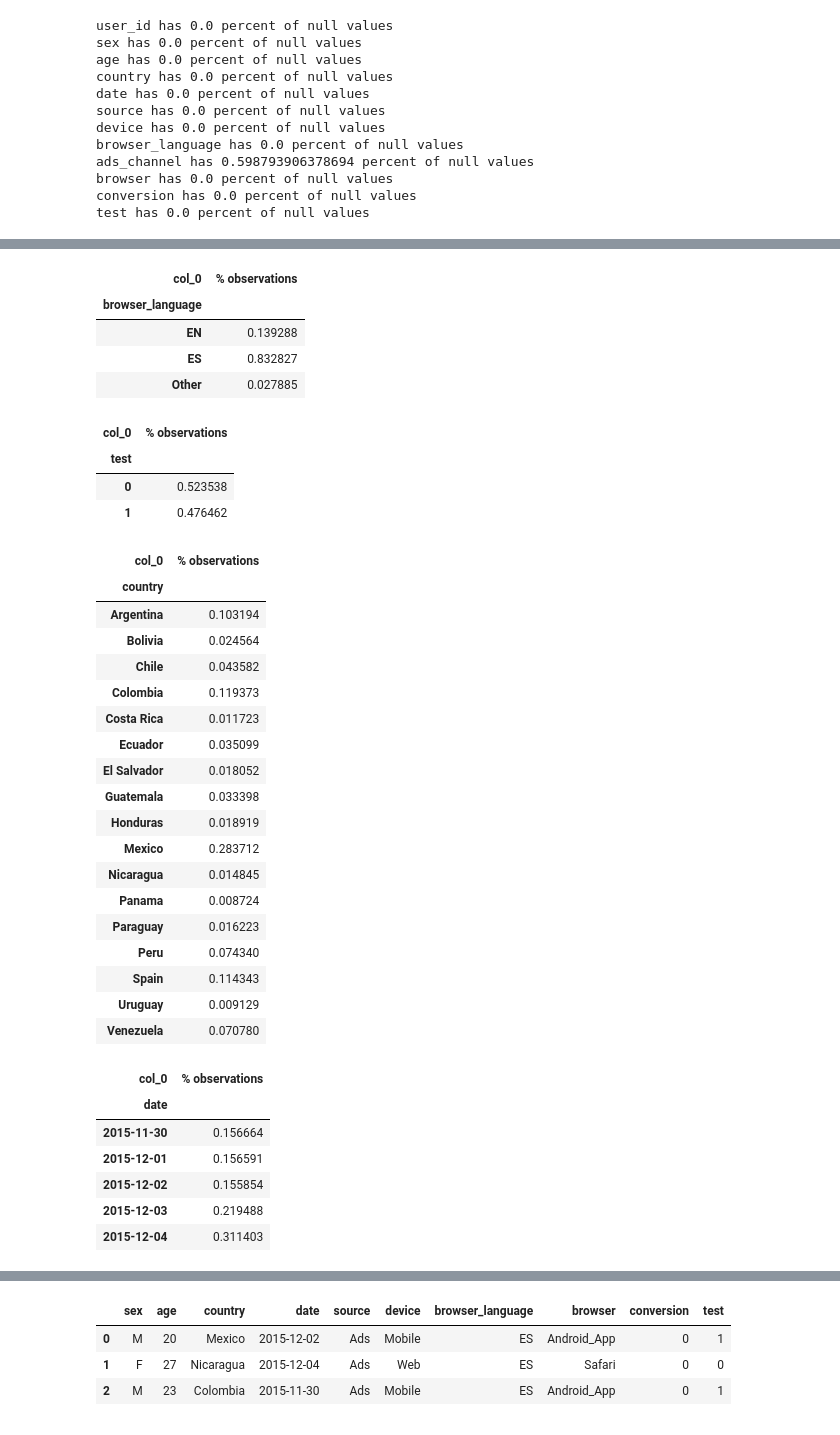
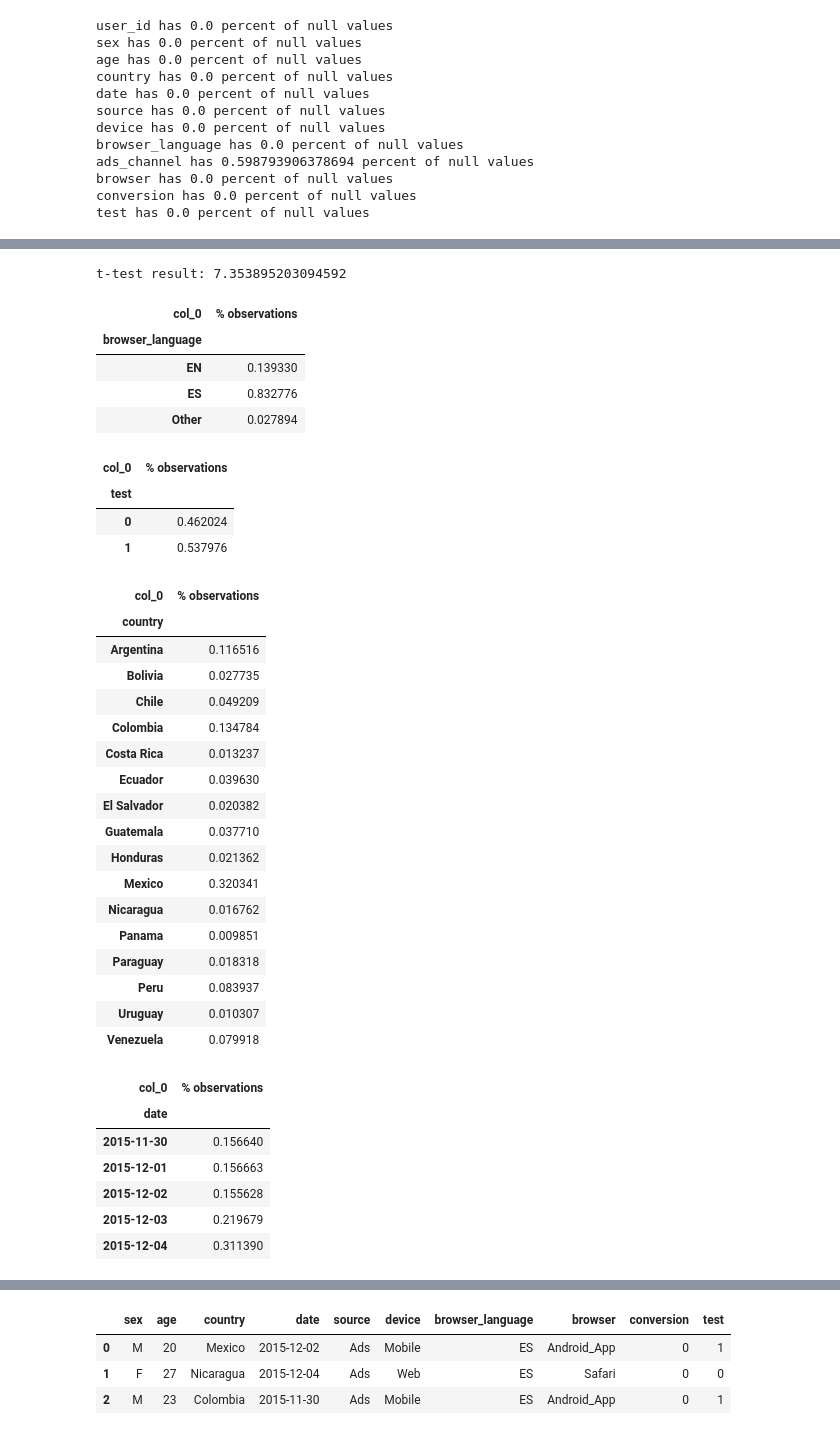
Before and after one commit to fdas3213/data-challenges, a Jupyter notebook: spanish translation/spanish translation.ipynb, the cells around one changed output, grey strips where cells are left out. Cells and saved outputs as stored; diff of their text form; code cells hidden in the pictures.

```diff
--- a/spanish translation/spanish translation.ipynb
+++ b/spanish translation/spanish translation.ipynb
@@ -61,40 +84,55 @@ test has 0.0 percent of null values
+# %%
+test_df = df[df.country != 'Spain']
+
+def t_test(df,group_label, label):
+    group_a = df[df[group_label] == 0][label]
+    group_b = df[df[group_label] == 1][label]
+    #calculate mean and std
+    var_a = group_a.var(ddof = 1)
+    var_b = group_b.var(ddof = 1)
+    denom = np.sqrt((var_a/len(group_a)) + (var_b/len(group_b)))
+    t_score = (group_a.mean() - group_b.mean()) / denom
+    return t_score
+
+print("t-test result: {}".format(t_test(test_df, 'test','conversion')))
+# %% [output]
+t-test result: 7.353895203094592
 # %%
-## take a look at frequency table
+## take a look at frequency table on the dataset with Spain population
 for column in ['browser_language', 'test', 'country','date']:
-    display(pd.crosstab(index=df[column], columns='% observations', normalize='columns'))
+    display(pd.crosstab(index=test_df[column], columns='% observations', normalize='columns'))
 # %% [output]
 | col_0 | % observations |
 | browser_language |  |
-| EN | 0.139288 |
-| ES | 0.832827 |
-| Other | 0.027885 |
+| EN | 0.139330 |
+| ES | 0.832776 |
+| Other | 0.027894 |
 | col_0 | % observations |
 | test |  |
-| 0 | 0.523538 |
-| 1 | 0.476462 |
+| 0 | 0.462024 |
+| 1 | 0.537976 |
 | col_0 | % observations |
 | country |  |
-| Argentina | 0.103194 |
-| Bolivia | 0.024564 |
-| Chile | 0.043582 |
-| Colombia | 0.119373 |
-| Costa Rica | 0.011723 |
-| Ecuador | 0.035099 |
-| El Salvador | 0.018052 |
-| Guatemala | 0.033398 |
-| Honduras | 0.018919 |
-| Mexico | 0.283712 |
-| Nicaragua | 0.014845 |
-| Panama | 0.008724 |
-| Paraguay | 0.016223 |
-| Peru | 0.074340 |
-| Spain | 0.114343 |
-| Uruguay | 0.009129 |
-| Venezuela | 0.070780 |
+| Argentina | 0.116516 |
+| Bolivia | 0.027735 |
+| Chile | 0.049209 |
+| Colombia | 0.134784 |
+| Costa Rica | 0.013237 |
+| Ecuador | 0.039630 |
+| El Salvador | 0.020382 |
+| Guatemala | 0.037710 |
+| Honduras | 0.021362 |
+| Mexico | 0.320341 |
+| Nicaragua | 0.016762 |
+| Panama | 0.009851 |
+| Paraguay | 0.018318 |
+| Peru | 0.083937 |
+| Uruguay | 0.010307 |
+| Venezuela | 0.079918 |
 | col_0 | % observations |
 | date |  |
-| 2015-11-30 | 0.156664 |
-| 2015-12-01 | 0.156591 |
-| 2015-12-02 | 0.155854 |
-| 2015-12-03 | 0.219488 |
-| 2015-12-04 | 0.311403 |
+| 2015-11-30 | 0.156640 |
+| 2015-12-01 | 0.156663 |
+| 2015-12-02 | 0.155628 |
+| 2015-12-03 | 0.219679 |
+| 2015-12-04 | 0.311390 |
```
Also changed, not shown: parts of 26 cells of this notebook, 1 other file.
